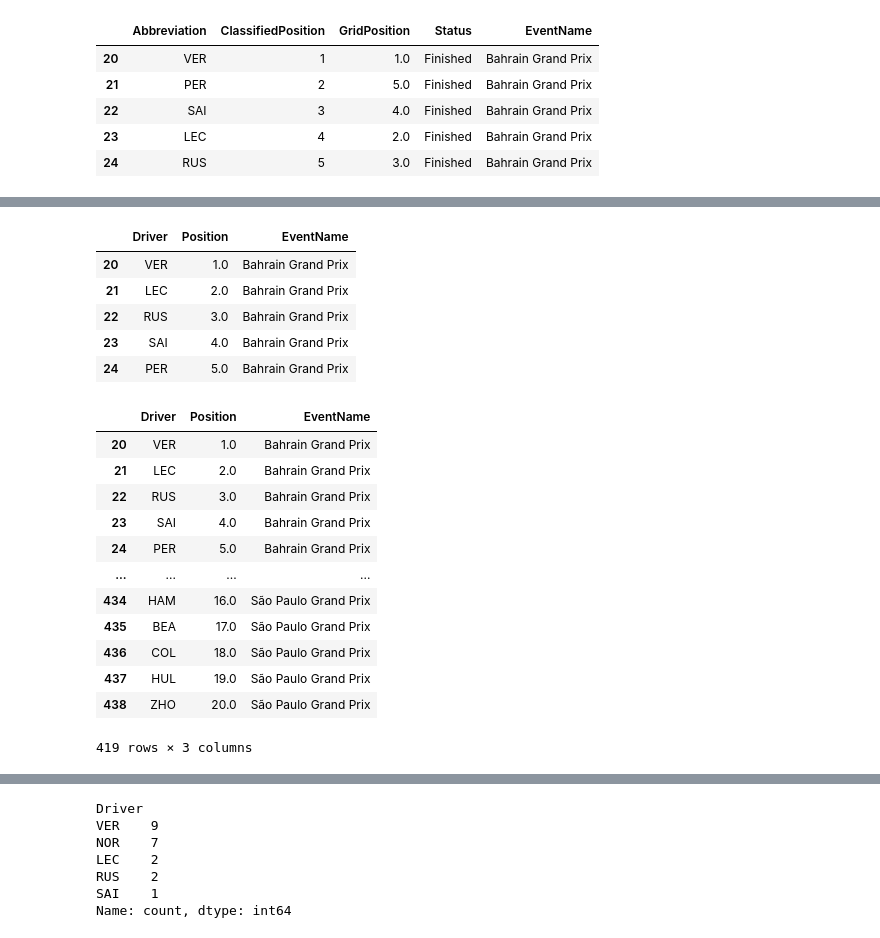
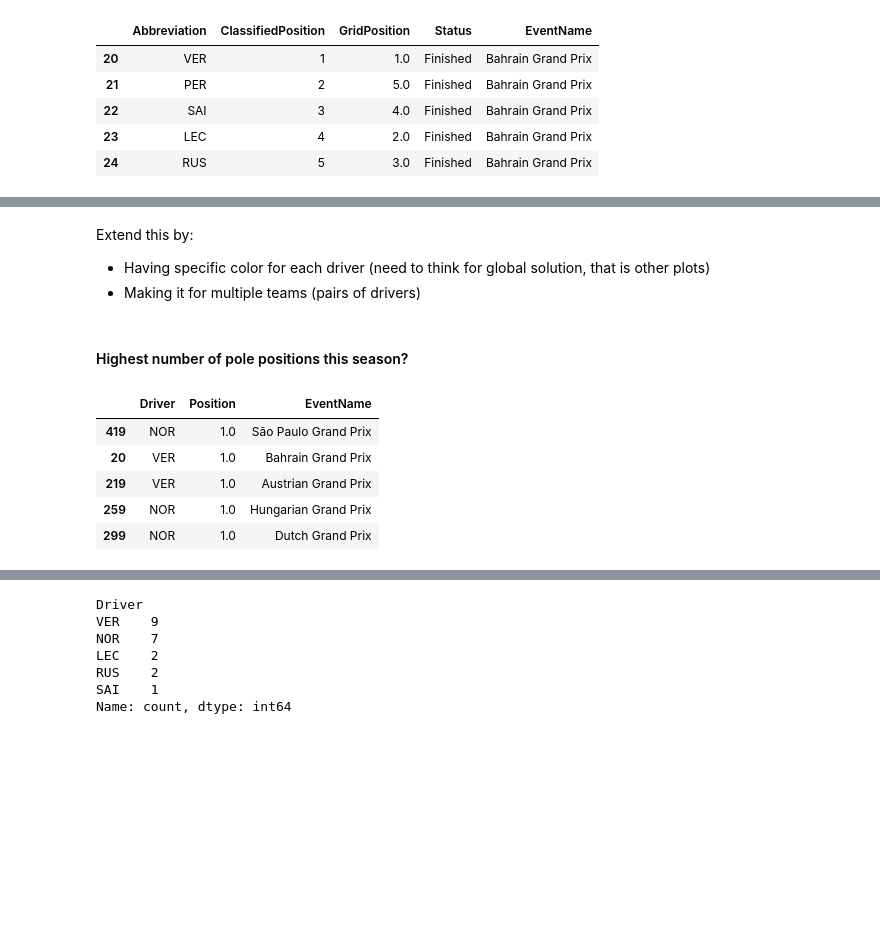
Before and after one commit to mihalisag/data-podium, a Jupyter notebook: f1_telemetry.ipynb, the cells around one changed output, grey strips where cells are left out. Cells and saved outputs as stored; diff of their text form; code cells hidden in the pictures; blank space fills up the shorter version.

```diff
--- a/f1_telemetry.ipynb
+++ b/f1_telemetry.ipynb
@@ -301,5 +301,6 @@ quali_df = pd.read_csv('data/gps_2024_season_quali.csv')
 # %%
 quali_df = quali_df[['Abbreviation', 'Position', 'EventName']]
 quali_df = quali_df[quali_df['EventName'] != 'Pre-Season Testing']
+quali_df = quali_df.rename(columns={'Abbreviation': 'Driver'})
 quali_df.head()
 # %% [output]
@@ -312,27 +437,17 @@ quali_df.head()
+# %% [markdown]
+Extend this by:
+ - Having specific color for each driver (need to think for global solution, that is other plots)
+ - Making it for multiple teams (pairs of drivers)
+# %% [markdown]
+#### Highest number of pole positions this season?
 # %%
 pol_df = quali_df.copy()
-pol_df = pol_df.rename(columns={'Abbreviation': 'Driver'})
-pol_df.head()
+pol_df = pol_df[pol_df['Position'] == 1]
+pol_df.sample(5)
 # %% [output]
 |  | Driver | Position | EventName |
+| 419 | NOR | 1.0 | São Paulo Grand Prix |
 | 20 | VER | 1.0 | Bahrain Grand Prix |
-| 21 | LEC | 2.0 | Bahrain Grand Prix |
-| 22 | RUS | 3.0 | Bahrain Grand Prix |
-| 23 | SAI | 4.0 | Bahrain Grand Prix |
-| 24 | PER | 5.0 | Bahrain Grand Prix |
+| 219 | VER | 1.0 | Austrian Grand Prix |
+| 259 | NOR | 1.0 | Hungarian Grand Prix |
+| 299 | NOR | 1.0 | Dutch Grand Prix |
-# %%
-pol_df
-# %% [output]
-|  | Driver | Position | EventName |
-| 20 | VER | 1.0 | Bahrain Grand Prix |
-| 21 | LEC | 2.0 | Bahrain Grand Prix |
-| 22 | RUS | 3.0 | Bahrain Grand Prix |
-| 23 | SAI | 4.0 | Bahrain Grand Prix |
-| 24 | PER | 5.0 | Bahrain Grand Prix |
-| ... | ... | ... | ... |
-| 434 | HAM | 16.0 | São Paulo Grand Prix |
-| 435 | BEA | 17.0 | São Paulo Grand Prix |
-| 436 | COL | 18.0 | São Paulo Grand Prix |
-| 437 | HUL | 19.0 | São Paulo Grand Prix |
-| 438 | ZHO | 20.0 | São Paulo Grand Prix |
-419 rows × 3 columns
```
Also changed, not shown: parts of 15 cells of this notebook.
